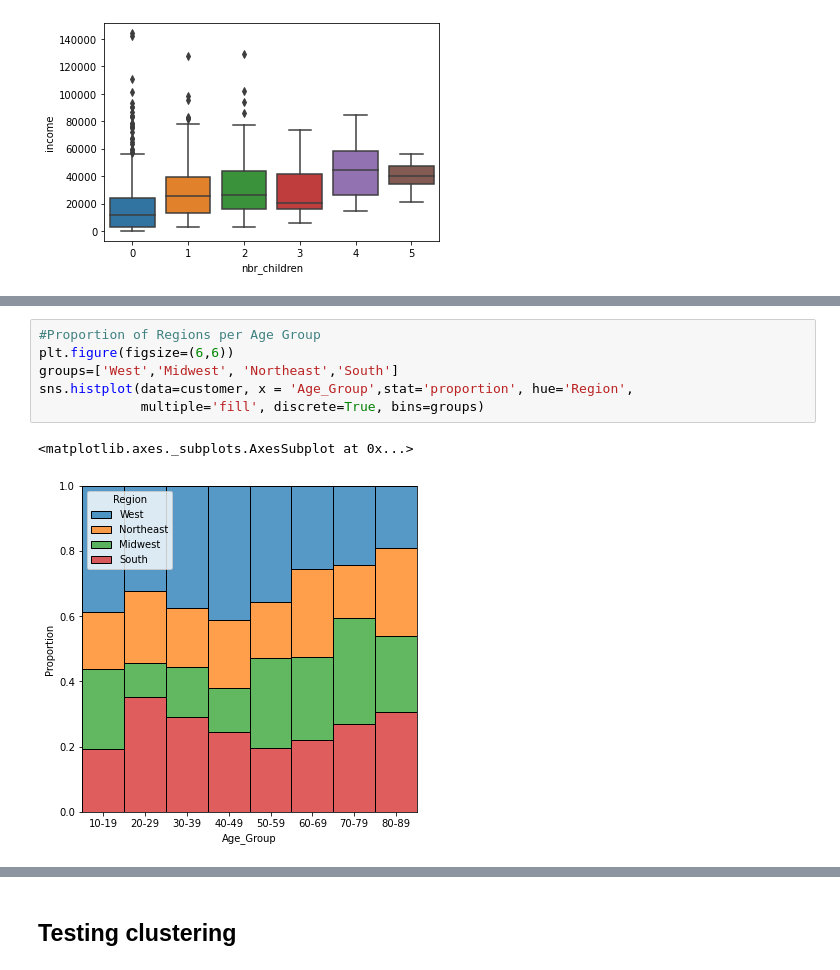
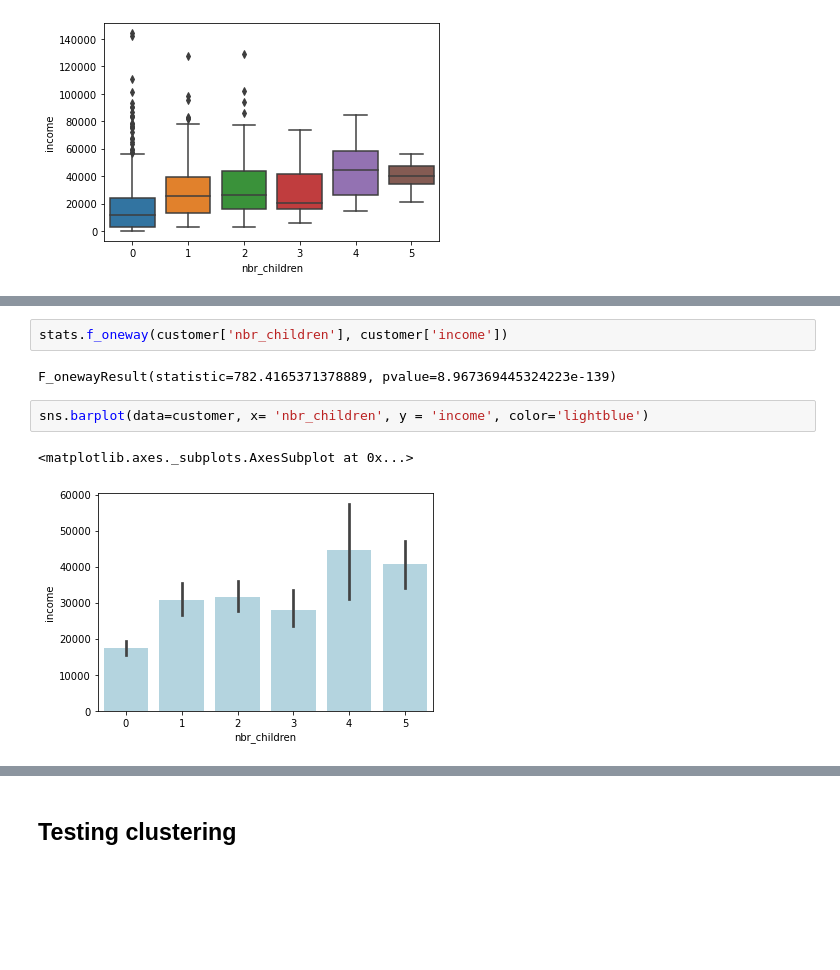
Before and after one commit to MudSnail/Mini-Project3, a Jupyter notebook: Demographics.ipynb, the cells around one changed output, grey strips where cells are left out. Cells and saved outputs as stored; diff of their text form; blank space fills up the shorter version.

```diff
--- a/Demographics.ipynb
+++ b/Demographics.ipynb
@@ -155,9 +144,9 @@ sns.histplot(data=customer, x = 'Age_Group',stat='proportion', hue='Tier_income'
-# %%
-#Proportion of Regions per Age Group
-plt.figure(figsize=(6,6))
-groups=['West','Midwest', 'Northeast','South']
-sns.histplot(data=customer, x = 'Age_Group',stat='proportion', hue='Region',
-             multiple='fill', discrete=True, bins=groups)
-# %% [output]
-<matplotlib.axes._subplots.AxesSubplot at 0x...>
-[figure, removed]
+# %%
+stats.f_oneway(customer['nbr_children'], customer['income'])
+# %% [output]
+F_onewayResult(statistic=782.4165371378889, pvalue=8.967369445324223e-139)
+# %%
+sns.barplot(data=customer, x= 'nbr_children', y = 'income', color='lightblue')
+# %% [output]
+<matplotlib.axes._subplots.AxesSubplot at 0x...>
+[figure, added]
```
Also changed, not shown: parts of 13 cells of this notebook, 3 other files.
